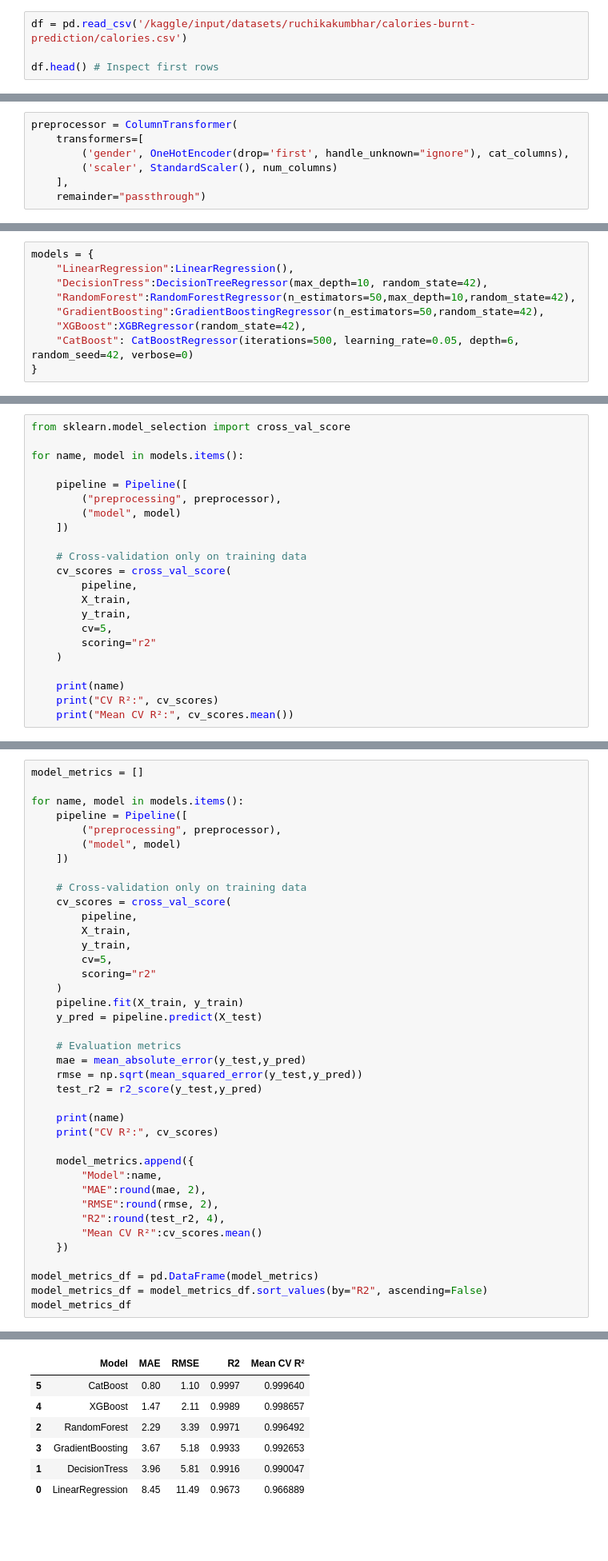
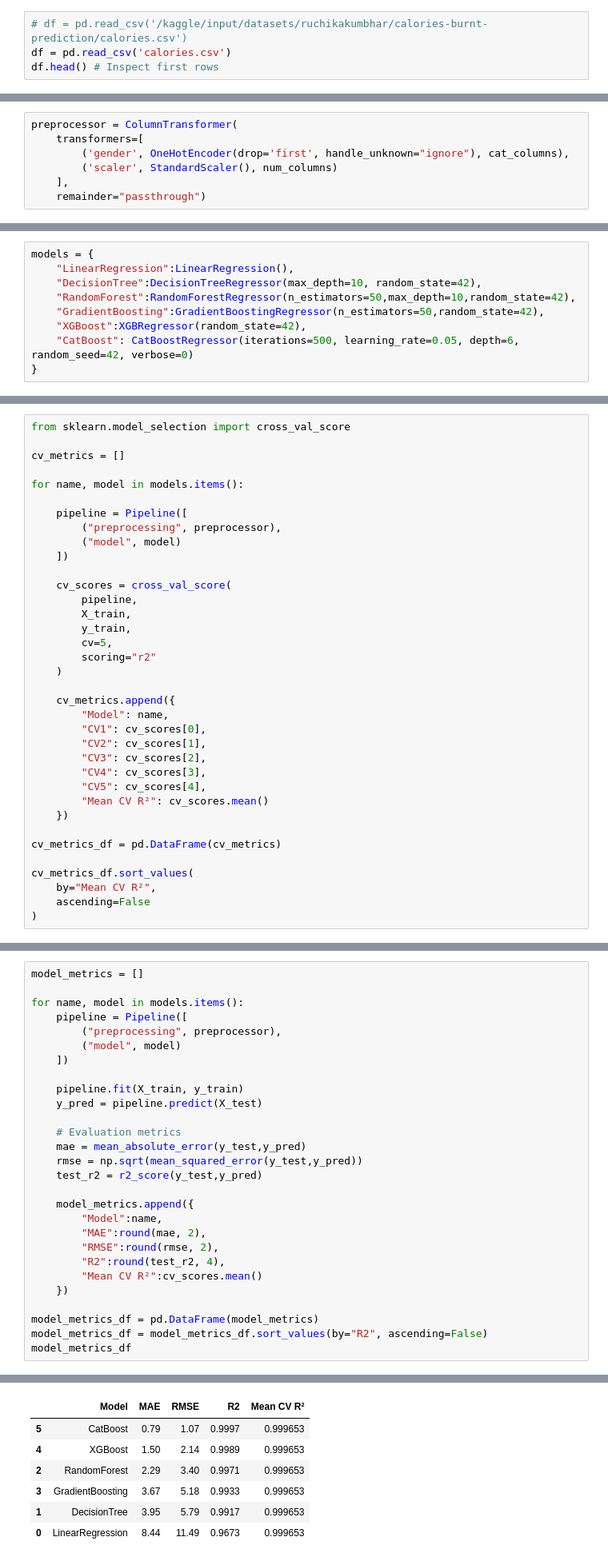
Before and after one commit to mafaldamsmartinho/calories-burned-regression, a Jupyter notebook: calories_regressor.ipynb, the cells around one changed output, grey strips where cells are left out. Shown at 80% size. Cells and saved outputs as stored; diff of their text form; blank space fills up the shorter version.

```diff
--- a/calories_regressor.ipynb
+++ b/calories_regressor.ipynb
@@ -41,8 +41,8 @@ import kagglehub
 # %% [markdown]
 # Understand Data
 # %%
-df = pd.read_csv('/kaggle/input/datasets/ruchikakumbhar/calories-burnt-prediction/calories.csv')
-
+# df = pd.read_csv('/kaggle/input/datasets/ruchikakumbhar/calories-burnt-prediction/calories.csv')
+df = pd.read_csv('calories.csv')
 df.head() # Inspect first rows
 # %% [output]
 |  | User_ID | Gender | Age | Height | Weight | Duration | Heart_Rate | Body_Temp | Calories |
@@ -219,7 +216,7 @@ preprocessor = ColumnTransformer(
 # %%
 models = {
     "LinearRegression":LinearRegression(),
-    "DecisionTress":DecisionTreeRegressor(max_depth=10, random_state=42),
+    "DecisionTree":DecisionTreeRegressor(max_depth=10, random_state=42),
     "RandomForest":RandomForestRegressor(n_estimators=50,max_depth=10,random_state=42),
     "GradientBoosting":GradientBoostingRegressor(n_estimators=50,random_state=42),
     "XGBoost":XGBRegressor(random_state=42),
@@ -228,5 +227,7 @@ models = {
 # %%
 from sklearn.model_selection import cross_val_score
+
+cv_metrics = []
 
 for name, model in models.items():
 
@@ -235,7 +236,6 @@ for name, model in models.items():
         ("model", model)
     ])
 
-    # Cross-validation only on training data
     cv_scores = cross_val_score(
         pipeline,
         X_train,
@@ -244,7 +244,20 @@ for name, model in models.items():
         scoring="r2"
     )
 
-    print(name)
-    print("CV R²:", cv_scores)
-    print("Mean CV R²:", cv_scores.mean())
+    cv_metrics.append({
+        "Model": name,
+        "CV1": cv_scores[0],
+        "CV2": cv_scores[1],
+        "CV3": cv_scores[2],
+        "CV4": cv_scores[3],
+        "CV5": cv_scores[4],
+        "Mean CV R²": cv_scores.mean()
+    })
+
+cv_metrics_df = pd.DataFrame(cv_metrics)
+
+cv_metrics_df.sort_values(
+    by="Mean CV R²",
+    ascending=False
+)
 # %% [output]
@@ -275,14 +279,6 @@ for name, model in models.items():
         ("model", model)
     ])
 
-    # Cross-validation only on training data
-    cv_scores = cross_val_score(
-        pipeline,
-        X_train,
-        y_train,
-        cv=5,
-        scoring="r2"
-    )
     pipeline.fit(X_train, y_train)
     y_pred = pipeline.predict(X_test)
 
@@ -290,9 +286,6 @@ for name, model in models.items():
     mae = mean_absolute_error(y_test,y_pred)
     rmse = np.sqrt(mean_squared_error(y_test,y_pred))
     test_r2 = r2_score(y_test,y_pred)
-
-    print(name)
-    print("CV R²:", cv_scores)
 
     model_metrics.append({
         "Model":name,
@@ -321,7 +302,7 @@ CV R²: [0.99961578 0.99967197 0.99954345 0.99968812 0.99968177]
 |  | Model | MAE | RMSE | R2 | Mean CV R² |
-| 5 | CatBoost | 0.80 | 1.10 | 0.9997 | 0.999640 |
-| 4 | XGBoost | 1.47 | 2.11 | 0.9989 | 0.998657 |
-| 2 | RandomForest | 2.29 | 3.39 | 0.9971 | 0.996492 |
-| 3 | GradientBoosting | 3.67 | 5.18 | 0.9933 | 0.992653 |
-| 1 | DecisionTress | 3.96 | 5.81 | 0.9916 | 0.990047 |
-| 0 | LinearRegression | 8.45 | 11.49 | 0.9673 | 0.966889 |
+| 5 | CatBoost | 0.79 | 1.07 | 0.9997 | 0.999653 |
+| 4 | XGBoost | 1.50 | 2.14 | 0.9989 | 0.999653 |
+| 2 | RandomForest | 2.29 | 3.40 | 0.9971 | 0.999653 |
+| 3 | GradientBoosting | 3.67 | 5.18 | 0.9933 | 0.999653 |
+| 1 | DecisionTree | 3.95 | 5.79 | 0.9917 | 0.999653 |
+| 0 | LinearRegression | 8.44 | 11.49 | 0.9673 | 0.999653 |
```
Also changed, not shown: parts of 24 cells of this notebook, 5 other files.
